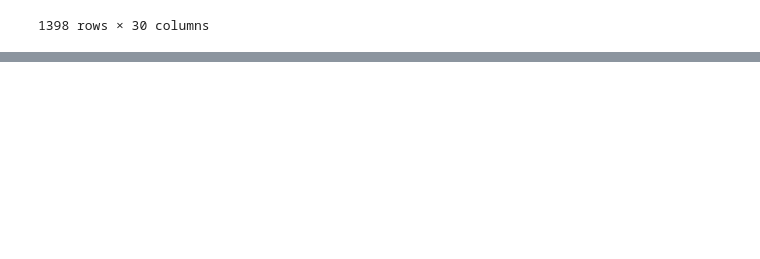
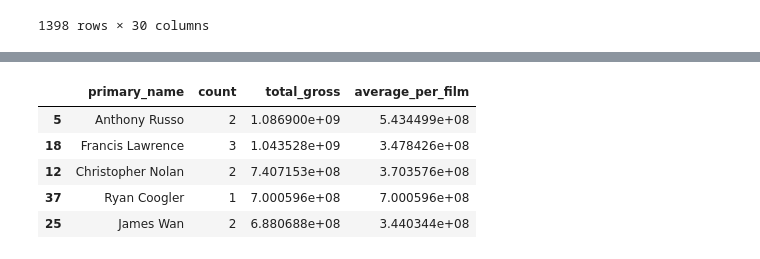
Before and after one commit to KyleDBetts/Project01, a Jupyter notebook: Movies_Project_JSK.ipynb, the cells around one changed output, grey strips where cells are left out. Saved outputs shown, nothing was run; the diff lists cells and outputs as text; code cells hidden in the pictures; blank space fills up the shorter version.

```diff
--- a/Movies_Project_JSK.ipynb
+++ b/Movies_Project_JSK.ipynb
@@ -834,0 +792,27 @@ AttributeError: 'Text' object has no attribute 'set_xticklabels'
+# %%
+# Worldwide
+# count of top 50 grossing films by director
+dmg_n = dmg_m['primary_name'].value_counts()
+dmg_n = dmg_n.sort_index()
+dmg_n = dmg_n.to_frame().rename(columns={'primary_name':'count'})
+
+# total gross revenue by director from top 50 worldwide grossing films
+dmg_t = dmg_m.groupby('primary_name')['domestic_gross_int'].sum()
+dmg_t = dmg_t.to_frame().rename(columns={'domestic_gross_int':'total_gross'})
+
+# average gross revenue per film by director
+dmg_a = dmg_m.groupby('primary_name')['domestic_gross_int'].mean()
+dmg_a = dmg_a.to_frame().rename(columns={'domestic_gross_int':'average_per_film'})
+
+# joining the dataframes
+dmg = pd.concat([dmg_n, dmg_t, dmg_a], axis=1, join='inner')
+dmg = dmg.reset_index().rename(columns={'index':'primary_name'})
+dmg = dmg.sort_values(by='total_gross', ascending=False).nlargest(5,'total_gross')
+dmg
+# %% [output]
+|  | primary_name | count | total_gross | average_per_film |
+| 5 | Anthony Russo | 2 | 1.086900e+09 | 5.434499e+08 |
+| 18 | Francis Lawrence | 3 | 1.043528e+09 | 3.478426e+08 |
+| 12 | Christopher Nolan | 2 | 7.407153e+08 | 3.703576e+08 |
+| 37 | Ryan Coogler | 1 | 7.000596e+08 | 7.000596e+08 |
+| 25 | James Wan | 2 | 6.880688e+08 | 3.440344e+08 |
```
Also changed, not shown: parts of 13 cells of this notebook.
